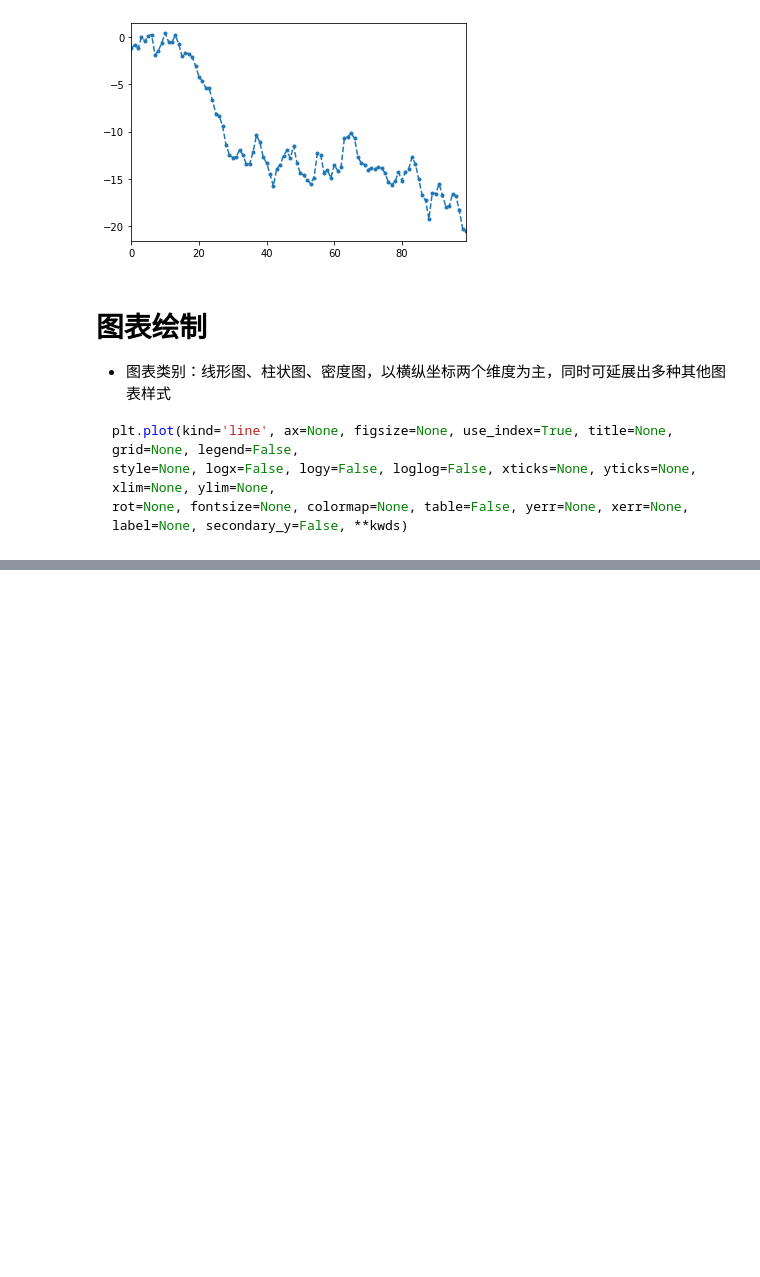
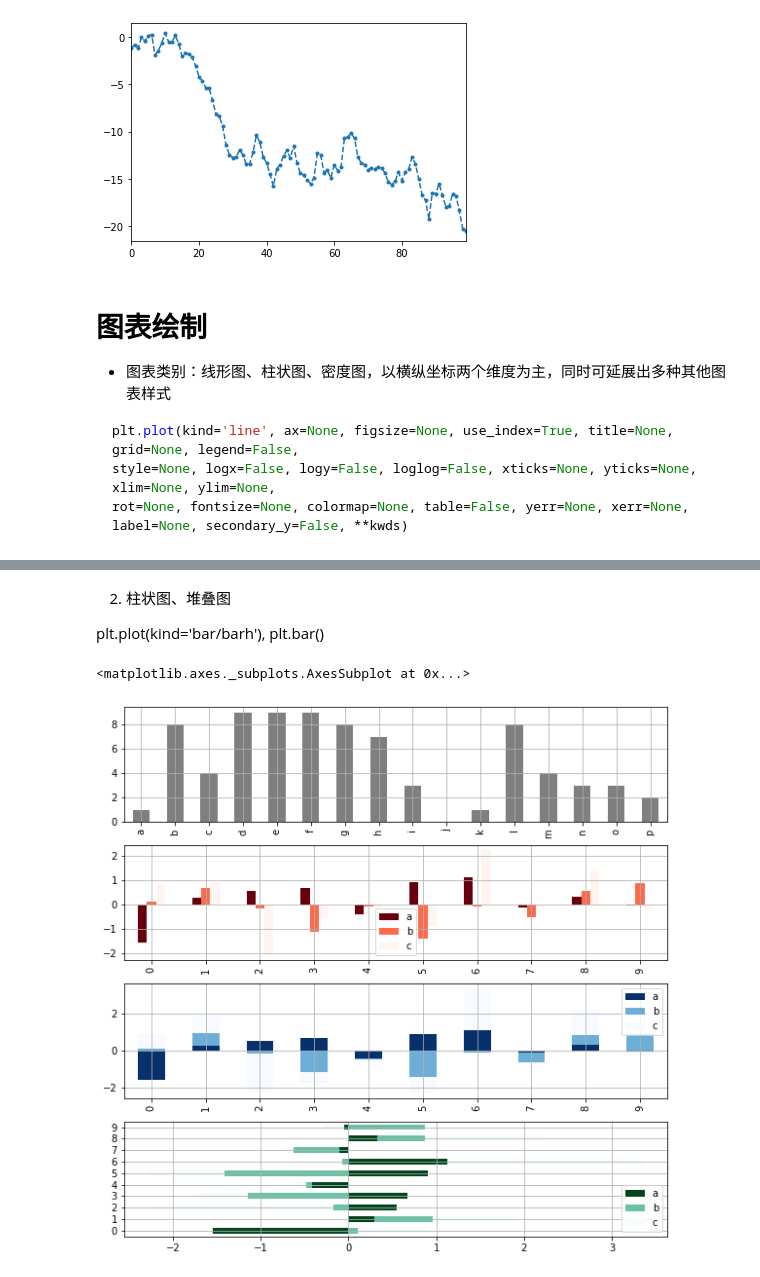
Before and after one commit to macnversion/python3, a Jupyter notebook: python3_books/pandas学习/matplotlib_exercise.ipynb, the cells around one changed output, grey strips where cells are left out. Saved outputs shown, nothing was run; the diff lists cells and outputs as text; code cells hidden in the pictures; blank space fills up the shorter version.

```diff
--- a/python3_books/pandas学习/matplotlib_exercise.ipynb
+++ b/python3_books/pandas学习/matplotlib_exercise.ipynb
@@ -134,0 +164,17 @@ ts.plot(kind='line',
+# %% [markdown]
+2. 柱状图、堆叠图
+
+plt.plot(kind='bar/barh'),
+plt.bar()
+# %%
+fig, axes = plt.subplots(4, 1, figsize=(10, 10))
+s = pd.Series(np.random.randint(0, 10, 16), index=list('abcdefghijklmnop'))
+df = pd.DataFrame(np.random.randn(10, 3), columns=['a', 'b', 'c'])
+
+s.plot(kind='bar', color='k', grid=True, alpha=0.5, ax=axes[0]) # ax参数：选择第几个子图
+df.plot(kind='bar', grid=True, colormap='Reds_r', ax=axes[1])
+df.plot(kind='bar', grid=True, colormap='Blues_r', stacked=True, ax=axes[2])
+df.plot.barh(ax = axes[3],grid = True,stacked=True,colormap = 'BuGn_r')
+# %% [output]
+<matplotlib.axes._subplots.AxesSubplot at 0x...>
+[figure, added]
```
Also changed, not shown: parts of 3 cells of this notebook.
